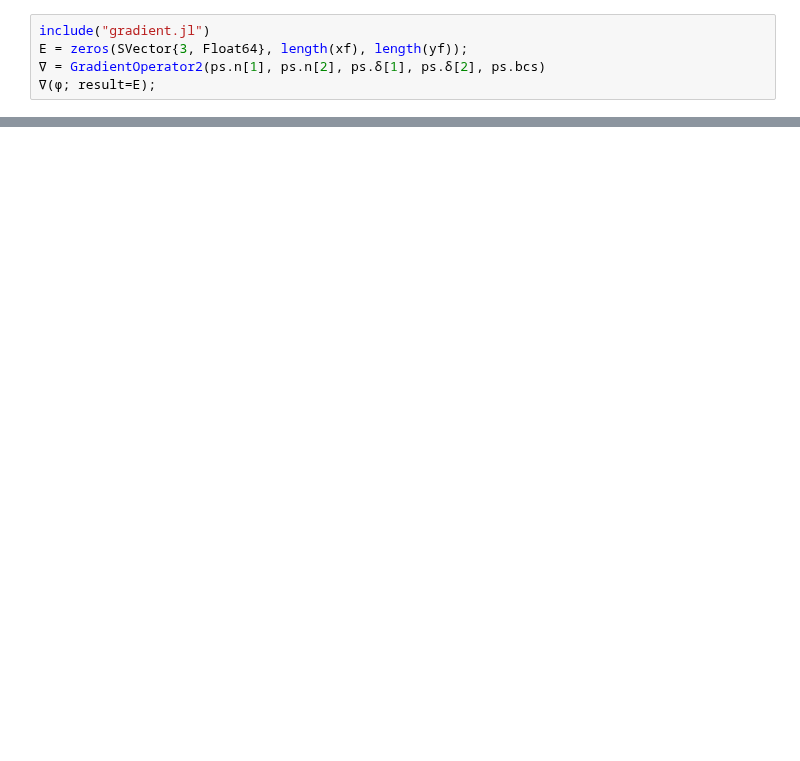
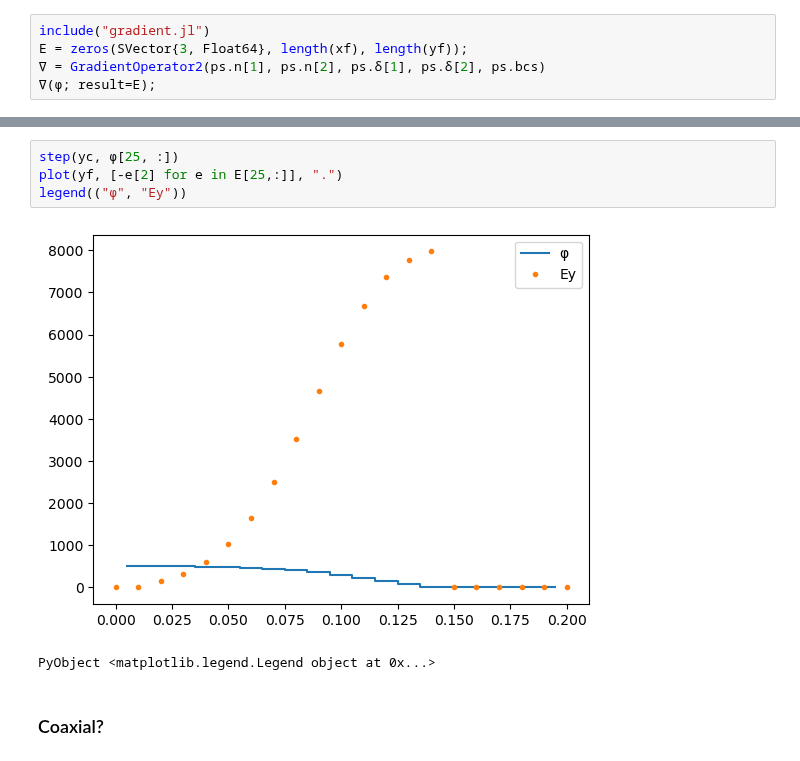
Before and after one commit to bchaber/pole, a Jupyter notebook: PoissonEquation.ipynb, the cells around one changed output, grey strips where cells are left out. Saved outputs shown, nothing was run; the diff lists cells and outputs as text; blank space fills up the shorter version.

```diff
--- a/PoissonEquation.ipynb
+++ b/PoissonEquation.ipynb
@@ -250,0 +309,9 @@ nothing
+# %%
+step(yc, φ[25, :])
+plot(yf, [-e[2] for e in E[25,:]], ".")
+legend(("φ", "Ey"))
+# %% [output]
+[figure, added]
+PyObject <matplotlib.legend.Legend object at 0x...>
+# %% [markdown]
+### Coaxial?
```
Also changed, not shown: parts of 17 cells of this notebook, 1 other file.
